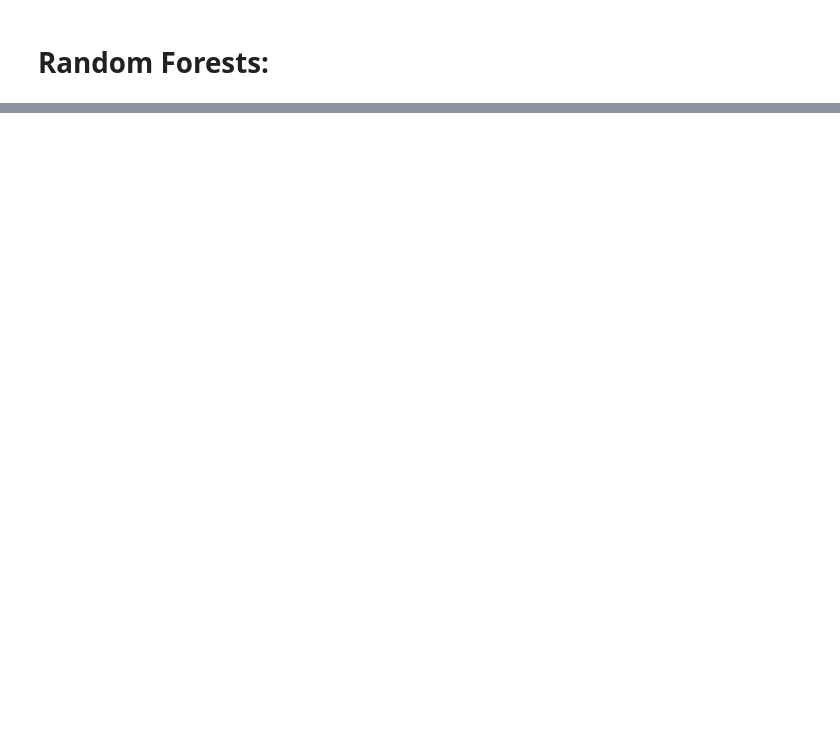
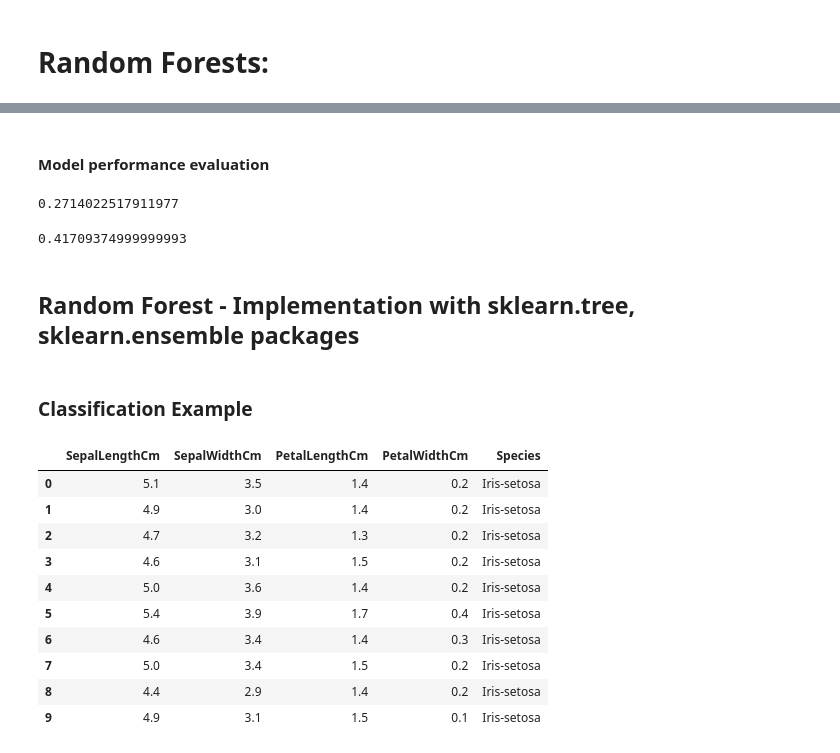
Before and after one commit to Devtown-India/-REVIEW-Random_Forest_Workbook, a Jupyter notebook: Random_Forest.ipynb, the cells around one changed output, grey strips where cells are left out. Drawn from its saved outputs; the diff is of its cells as text; code cells hidden in the pictures; blank space fills up the shorter version.

```diff
--- a/Random_Forest.ipynb
+++ b/Random_Forest.ipynb
@@ -47,0 +116,7 @@ where p is the total no.of features available.
+# %%
+#np.random.seed(0)
+X = np.random.randint(0, 10, (50, 5))
+y = np.random.randint(0, 10, 50)
+X_new, y_new = bootstrapSampling(X, y, 10)
+print(X_new)
+print(y_new)
@@ -47,0 +448,36 @@ where p is the total no.of features available.
+# %% [markdown]
+#### Model performance evaluation
+# %%
+print(r2_score(y_test, y_pred))
+# %% [output]
+0.2714022517911977
+# %%
+print(mean_squared_error(y_test, y_pred))
+# %% [output]
+0.41709374999999993
+# %% [markdown]
+## Random Forest - Implementation with sklearn.tree, sklearn.ensemble packages
+# %% [markdown]
+### Classification Example
+# %%
+# Importing sklearn's RandomForestClassifier package
+# as Rfc to avoid confusion
+from sklearn.ensemble import RandomForestClassifier as Rfc
+
+df = pd.read_csv('iris_dataset.csv')
+
+# drop unnecessary columns
+df.drop(columns = ['Id'], inplace = True)
+df.head(10)
+# %% [output]
+|  | SepalLengthCm | SepalWidthCm | PetalLengthCm | PetalWidthCm | Species |
+| 0 | 5.1 | 3.5 | 1.4 | 0.2 | Iris-setosa |
+| 1 | 4.9 | 3.0 | 1.4 | 0.2 | Iris-setosa |
+| 2 | 4.7 | 3.2 | 1.3 | 0.2 | Iris-setosa |
+| 3 | 4.6 | 3.1 | 1.5 | 0.2 | Iris-setosa |
+| 4 | 5.0 | 3.6 | 1.4 | 0.2 | Iris-setosa |
+| 5 | 5.4 | 3.9 | 1.7 | 0.4 | Iris-setosa |
+| 6 | 4.6 | 3.4 | 1.4 | 0.3 | Iris-setosa |
+| 7 | 5.0 | 3.4 | 1.5 | 0.2 | Iris-setosa |
+| 8 | 4.4 | 2.9 | 1.4 | 0.2 | Iris-setosa |
+| 9 | 4.9 | 3.1 | 1.5 | 0.1 | Iris-setosa |
```
Also changed, not shown: parts of 42 cells of this notebook, 7 other files.
